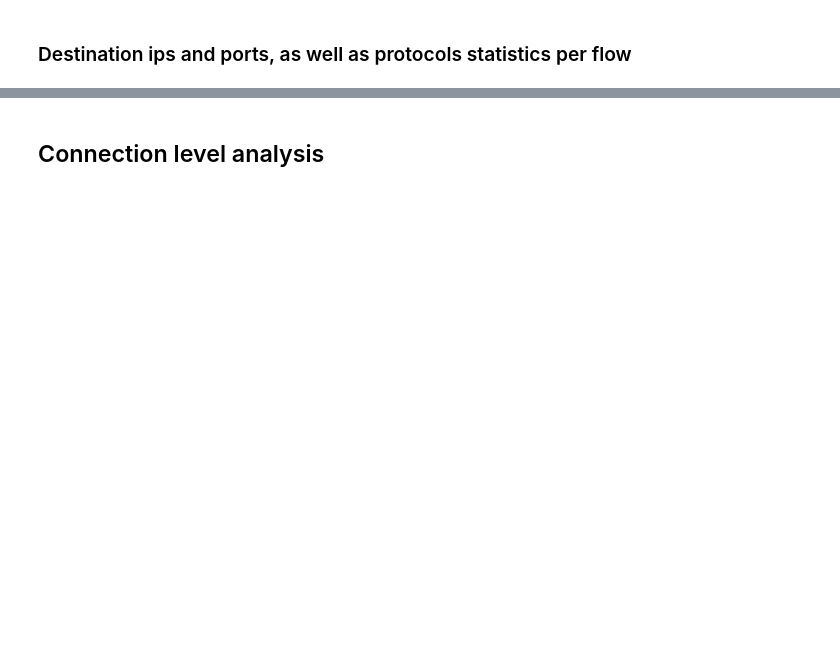
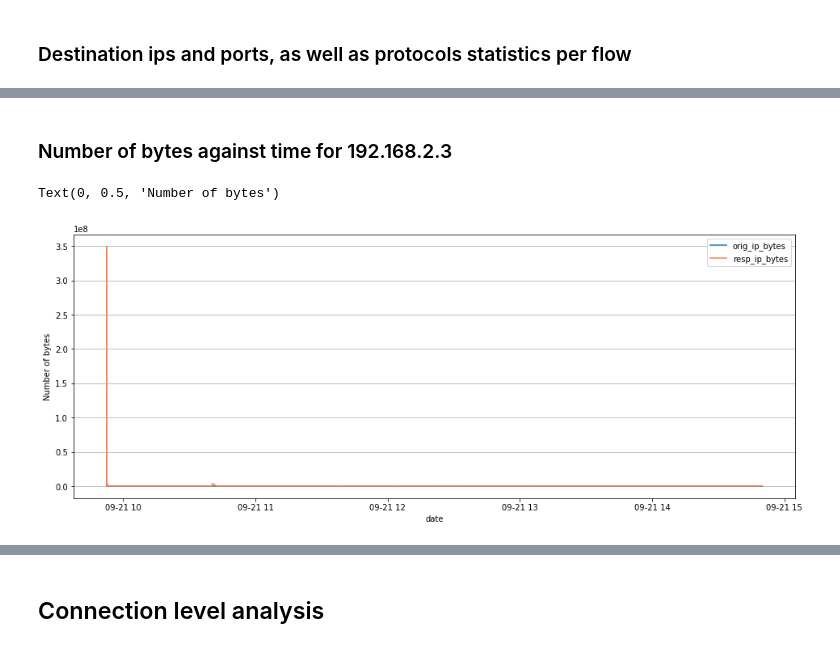
Before and after one commit to ghabbenjansen/thesis-vasileios, a Jupyter notebook: feature_analysis_IOT23.ipynb, the cells around one changed output, grey strips where cells are left out. Saved outputs shown, nothing was run; the diff lists cells and outputs as text; code cells hidden in the pictures; blank space fills up the shorter version.

```diff
--- a/feature_analysis_IOT23.ipynb
+++ b/feature_analysis_IOT23.ipynb
@@ -116,0 +160,11 @@ amazon_grouped_source_ip_net
+# %% [markdown]
+### Number of bytes against time for 192.168.2.3
+# %%
+plt.figure(figsize=(16, 6))
+sns.lineplot(x="date", y="orig_ip_bytes", data=amazon_echo_ip, label='orig_ip_bytes')
+sns.lineplot(x="date", y="resp_ip_bytes", data=amazon_echo_ip, label='resp_ip_bytes', color="coral")
+plt.grid(axis='y')
+plt.ylabel("Number of bytes")
+# %% [output]
+Text(0, 0.5, 'Number of bytes')
+[figure, added]
```
Also changed, not shown: parts of 49 cells of this notebook, 1 other file.
